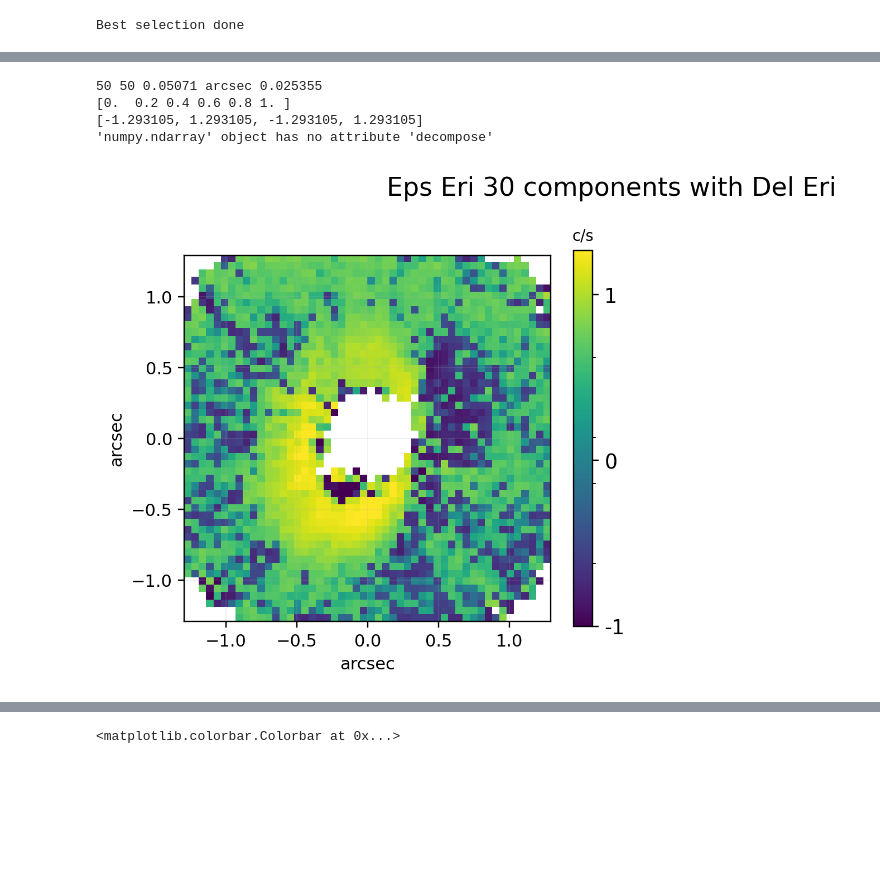
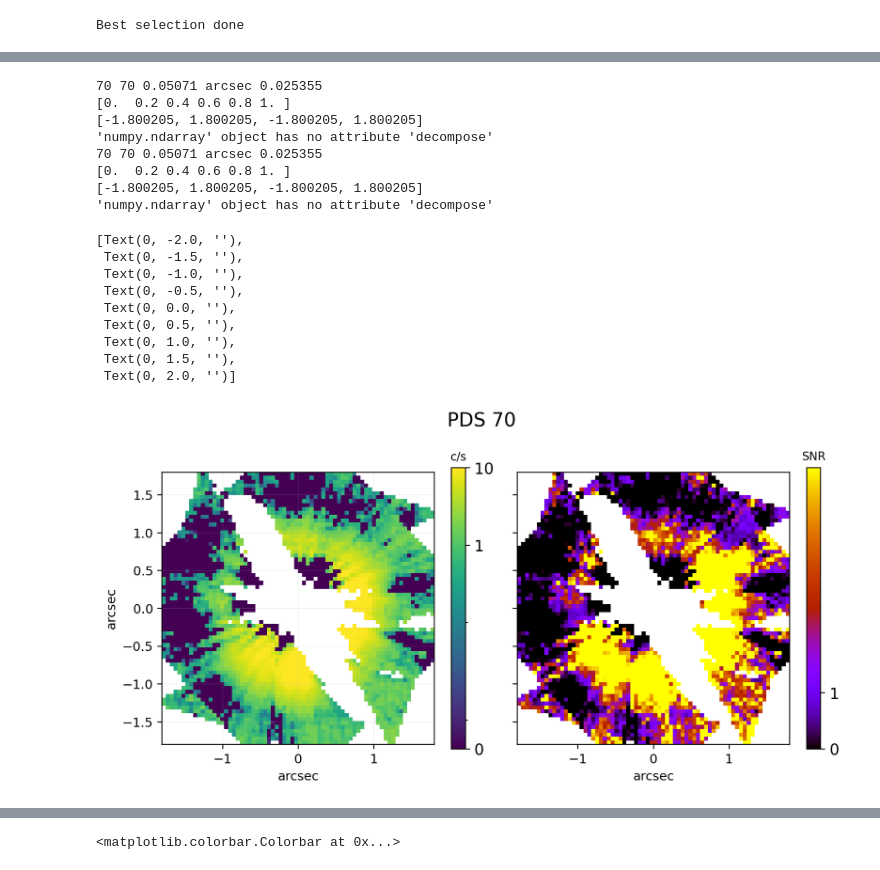
Before and after one commit to saikrishanthpm/pyNMF, a Jupyter notebook: New_reductions.ipynb, the cells around one changed output, grey strips where cells are left out. Cells and saved outputs as stored; diff of their text form; code cells hidden in the pictures; blank space fills up the shorter version.

```diff
--- a/New_reductions.ipynb
+++ b/New_reductions.ipynb
@@ -442,5 +538,5 @@ new_refs.shape
 # %%
 %%time
-components = NMFcomponents(new_refs, mask = mask, n_components = 187, maxiters = 1e4, oneByOne=True)
+components = NMFcomponents(refs, mask = mask, n_components = 15, maxiters = 1e4, oneByOne=True)
 # %% [output]
 Building components one by one...
@@ -468,8 +564,9 @@ for i in range(trgs.shape[0]):
     try:
         print(f"Number {i+1} of {trgs.shape[0]}")
         trg = trgs[i]
+        #fmask = smask[i]
         #trg_err = trgs_err[i]
-        model = NMFmodelling(trg = trg, components = components, n_components = 187, mask_components = mask, maxiters = 1e4)
+        model = NMFmodelling(trg = trg, components = components, n_components = 15, mask_components = mask, maxiters = 1e4)
         best_frac =  NMFbff(trg, model, mask)
         result = NMFsubtraction(trg, model, mask, frac=best_frac)
         results[i] = result
@@ -508,14 +622,16 @@ for i,j in zip(cresults,PAts):
     nresults.append(q)
 
 rlist = []
-for i in nresults[2:]:
+for i in nresults[5:]:
     q = CCDData(i, unit='adu')
     rlist.append(q)
 
 c = ccdproc.combine(rlist, method='median')
 comb = c.data
-plt.imshow(comb, vmin=-1, vmax=5, origin='lower')
+plt.imshow(comb, vmin=0, vmax=10, origin='lower')
 plt.colorbar()
+plt.title("TW HYA")
 #hdu = fits.PrimaryHDU(c1140)
 #hdu.writeto('epseri30allclean.fits', overwrite=True)
+#Masked object is probably Gaia DR3 6110141563309613184
 # %% [output]
@@ -523,0 +640,2 @@ plt.colorbar()
+# %%
+stdev = np.nanstd(nresults[5:], axis=0)
@@ -639,23 +764,47 @@ def displ_scale2(array,ps=0.05071*u.arcsec,
 # %%
 fig = plt.figure(figsize=[8.5,4],dpi=220)
 ax=plt.subplot(121)
 displ_scale1(comb,
               #vmin=0,
             grid=True,
             ax=ax,
             #d=31,
             cbar_label="c/s",
             cmap="viridis",
-         norm=colors.SymLogNorm(linthresh=0.03, vmin = -1, vmax=5, base=10)
+         norm=colors.SymLogNorm(linthresh=0.03, vmin = 0, vmax=10, base=10)
          )
            #vmax=10)
 ax.set_xlabel('arcsec')
 ax.set_ylabel('arcsec')
-fig.suptitle("Eps Eri 30 components with Del Eri", fontsize=15)
+fig.suptitle("PDS 70", fontsize=15)
 plt.tight_layout()
+ax1=plt.subplot(122)
+displ_scale1(comb/stdev,vmin=0,
+            grid=False,
+            ax=ax1,
+            #d=3.2,
+            cbar_label="SNR",
+            cmap=plt.cm.gnuplot,
+            norm='linear',
+            vmax=5)
+ax1.set_xlabel('arcsec')
+ax1.set_yticklabels("")
 # %% [output]
-50 50 0.05071 arcsec 0.025355
+70 70 0.05071 arcsec 0.025355
 [0.  0.2 0.4 0.6 0.8 1. ]
-[-1.293105, 1.293105, -1.293105, 1.293105]
+[-1.800205, 1.800205, -1.800205, 1.800205]
 'numpy.ndarray' object has no attribute 'decompose'
+70 70 0.05071 arcsec 0.025355
+[0.  0.2 0.4 0.6 0.8 1. ]
+[-1.800205, 1.800205, -1.800205, 1.800205]
+'numpy.ndarray' object has no attribute 'decompose'
+[Text(0, -2.0, ''),
+ Text(0, -1.5, ''),
+ Text(0, -1.0, ''),
+ Text(0, -0.5, ''),
+ Text(0, 0.0, ''),
+ Text(0, 0.5, ''),
+ Text(0, 1.0, ''),
+ Text(0, 1.5, ''),
+ Text(0, 2.0, '')]
-[figure, old version]
+[figure, new version]
```
Also changed, not shown: parts of 26 cells of this notebook, 1 other file.
